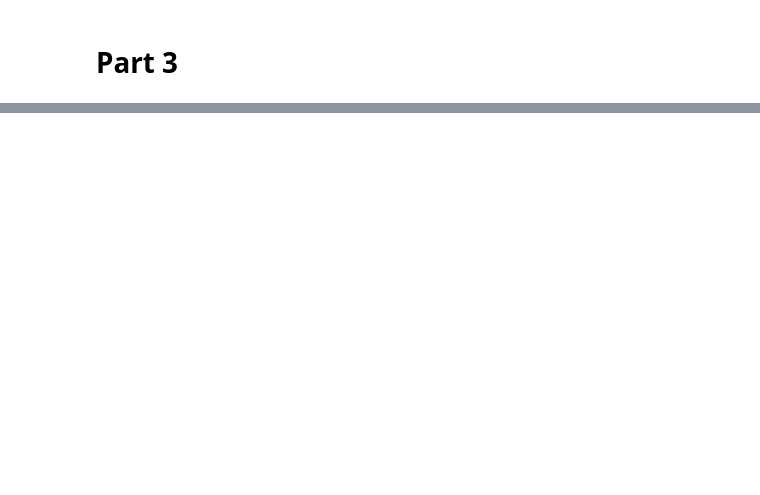
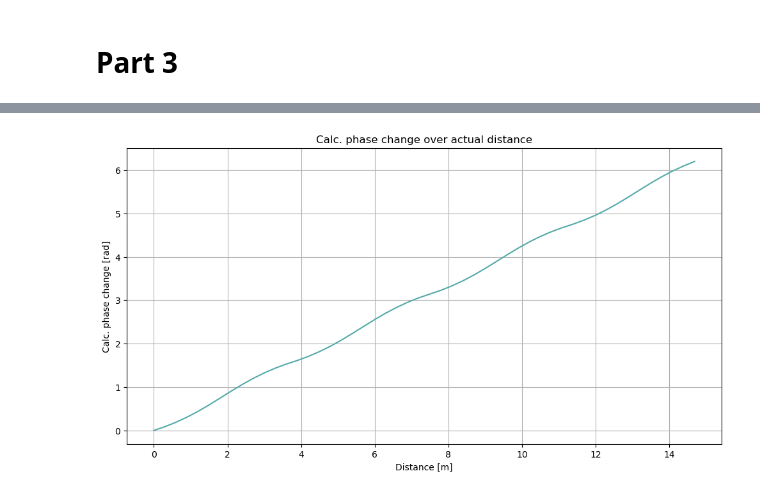
Before and after one commit to Phillip225/itof-naloga, a Jupyter notebook: src/itof.ipynb, the cells around one changed output, grey strips where cells are left out. Saved outputs shown, nothing was run; the diff lists cells and outputs as text; code cells hidden in the pictures; blank space fills up the shorter version.

```diff
--- a/src/itof.ipynb
+++ b/src/itof.ipynb
@@ -224,7 +254,7 @@ Laser Parameters:
 # %%
 # Case parameters
 I1 = 0.5 # reflection signal intensity
-d = 3 # distance [m]
+d = 7.5 # distance [m]
 pc = phase_change(f, d) # phase change [rad]
 
 pc_calc, d_calc = simulate()
@@ -281,0 +312,14 @@ plot_signals(sim=True, part=3)
+# %%
+ds = np.array([(*simulate(d, part=3), d) for d in np.arange(0, wl/2.01, wl/100)])
+
+plt.figure(figsize=(12, 6))
+
+plt.title("Calc. phase change over actual distance")
+plt.plot(ds[:, 2], ds[:, 0], label="Distance", color="#55a9aa")
+plt.ylabel("Calc. phase change [rad]")
+plt.xlabel("Distance [m]")
+plt.grid()
+
+plt.show()
+# %% [output]
+[figure, added]
```
Also changed, not shown: parts of 14 cells of this notebook.
